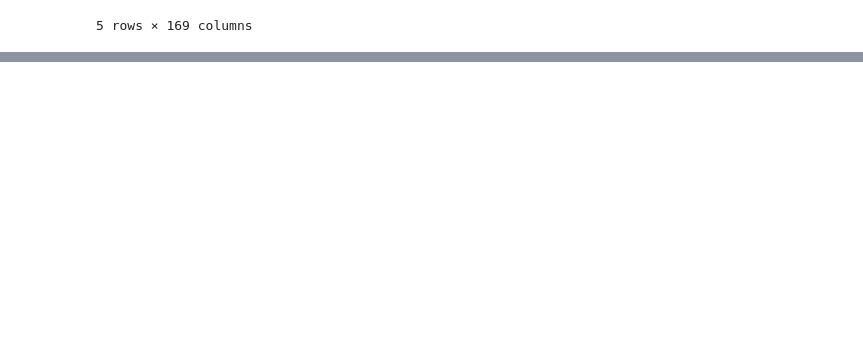
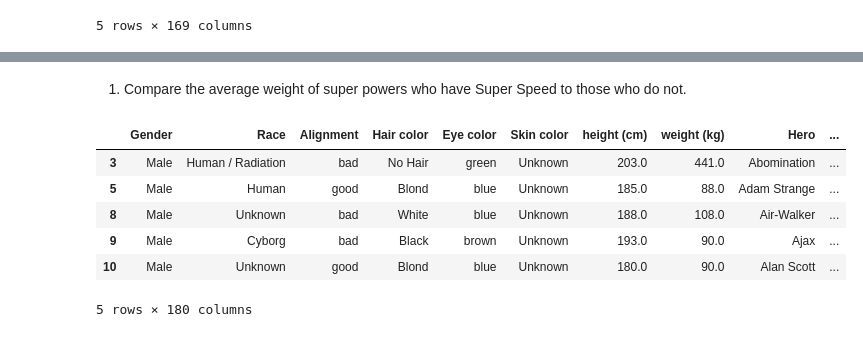
Before and after one commit to MentalTorque/Applying-Advanced-Transformations--Core-, a Jupyter notebook: Applying Advanced Transformations (Core).ipynb, the cells around one changed output, grey strips where cells are left out. Saved outputs shown, nothing was run; the diff lists cells and outputs as text; code cells hidden in the pictures; blank space fills up the shorter version.

```diff
--- a/Applying Advanced Transformations (Core).ipynb
+++ b/Applying Advanced Transformations (Core).ipynb
@@ -293,0 +300,14 @@ Right.head()
+# %% [markdown]
+1. Compare the average weight of super powers who have Super Speed to those who do not.
+# %%
+speed_filter = hero_df['Super Speed']==True
+# %%
+hero_df[speed_filter].head()
+# %% [output]
+|  | Gender | Race | Alignment | Hair color | Eye color | Skin color | height (cm) | weight (kg) | Hero | ... |
+| 3 | Male | Human / Radiation | bad | No Hair | green | Unknown | 203.0 | 441.0 | Abomination | ... |
+| 5 | Male | Human | good | Blond | blue | Unknown | 185.0 | 88.0 | Adam Strange | ... |
+| 8 | Male | Unknown | bad | White | blue | Unknown | 188.0 | 108.0 | Air-Walker | ... |
+| 9 | Male | Cyborg | bad | Black | brown | Unknown | 193.0 | 90.0 | Ajax | ... |
+| 10 | Male | Unknown | good | Blond | blue | Unknown | 180.0 | 90.0 | Alan Scott | ... |
+5 rows × 180 columns
```
Also changed, not shown: parts of 17 cells of this notebook, 1 other file.
